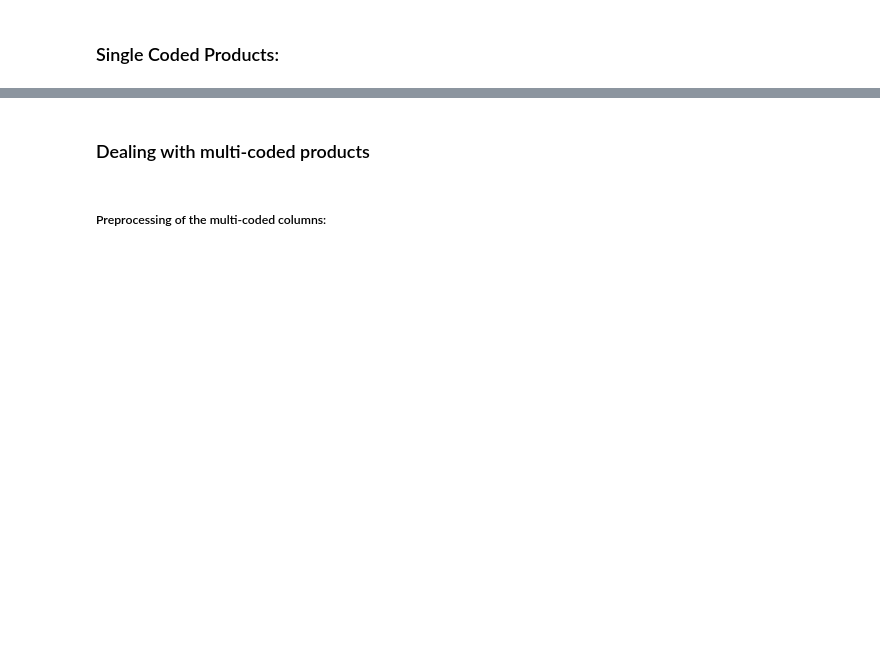
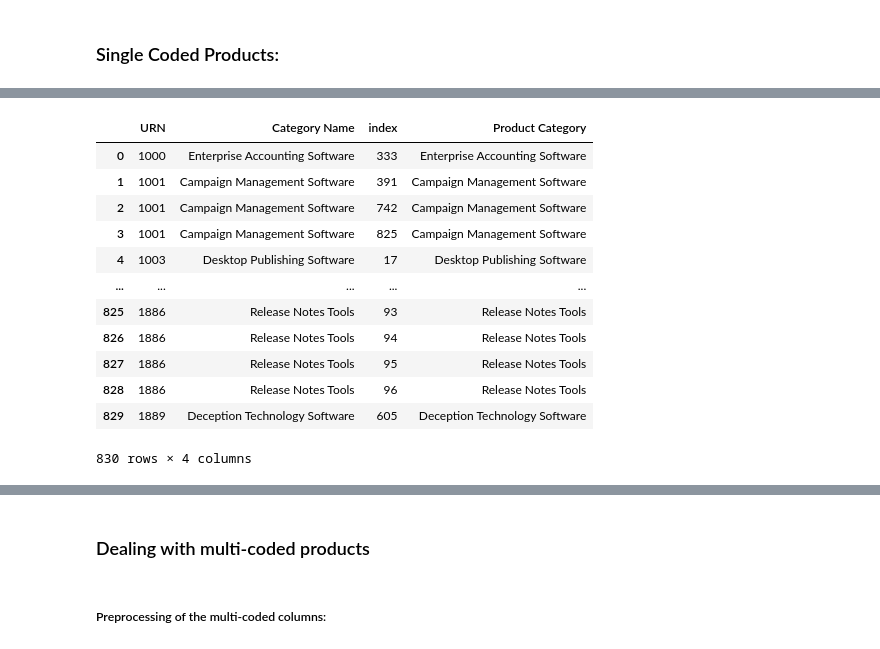
Before and after one commit to hjtb/Data-Validation, a Jupyter notebook: Product_Validation_Script.ipynb, the cells around one changed output, grey strips where cells are left out. Saved outputs shown, nothing was run; the diff lists cells and outputs as text; code cells hidden in the pictures; blank space fills up the shorter version.

```diff
--- a/Product_Validation_Script.ipynb
+++ b/Product_Validation_Script.ipynb
@@ -239,12 +501,26 @@ pipeline_sheet_category_IDs_and_names_renamed.head()
 # %%
 # Merge both dataframes using inner join on the common URN Column. The index corresponds to the row on the pipeline sheet. NOTE - Not returning doublecoded URNs
 golden_and_pipeline_sheets_merged = pd.merge(golden_sheet_category_IDs_and_names, pipeline_sheet_category_IDs_and_names_renamed, how="inner", on=["URN"])
 
 # Get rid of surrounding whitespaces that could alter the comparison:
 golden_and_pipeline_sheets_merged['Category Name'] = golden_and_pipeline_sheets_merged['Category Name'].str.strip()
 golden_and_pipeline_sheets_merged['Product Category'] = golden_and_pipeline_sheets_merged['Product Category'].str.strip()
 
-golden_and_pipeline_sheets_merged.head()
+golden_and_pipeline_sheets_merged
+# %% [output]
+|  | URN | Category Name | index | Product Category |
+| 0 | 1000 | Enterprise Accounting Software | 333 | Enterprise Accounting Software |
+| 1 | 1001 | Campaign Management Software | 391 | Campaign Management Software |
+| 2 | 1001 | Campaign Management Software | 742 | Campaign Management Software |
+| 3 | 1001 | Campaign Management Software | 825 | Campaign Management Software |
+| 4 | 1003 | Desktop Publishing Software | 17 | Desktop Publishing Software |
+| ... | ... | ... | ... | ... |
+| 825 | 1886 | Release Notes Tools | 93 | Release Notes Tools |
+| 826 | 1886 | Release Notes Tools | 94 | Release Notes Tools |
+| 827 | 1886 | Release Notes Tools | 95 | Release Notes Tools |
+| 828 | 1886 | Release Notes Tools | 96 | Release Notes Tools |
+| 829 | 1889 | Deception Technology Software | 605 | Deception Technology Software |
+830 rows × 4 columns
 # %%
 # Using the merged dataframe locate the rows where the Product Category doesn't match the value of the Category name in the golden sheet
 id_category_mismatch_errs = golden_and_pipeline_sheets_merged.loc[
```
Also changed, not shown: parts of 176 cells of this notebook.
